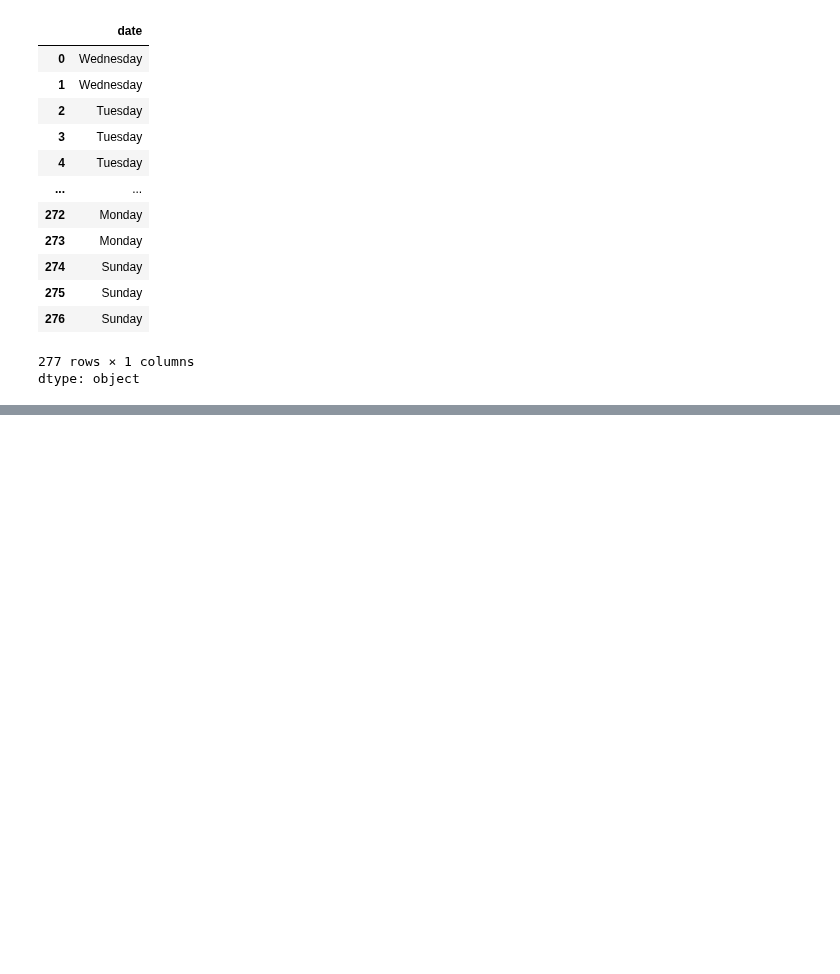
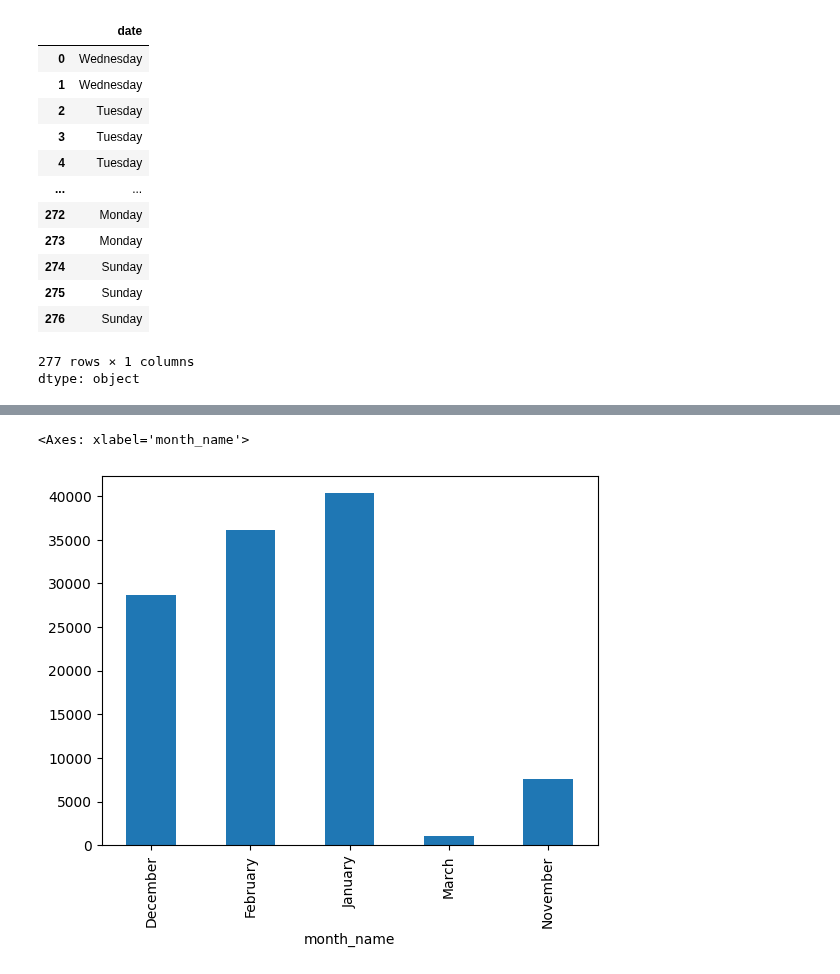
Before and after one commit to GitTanish/lvlPython, a Jupyter notebook: Date_Timeipynb.ipynb, the cells around one changed output, grey strips where cells are left out. Saved outputs shown, nothing was run; the diff lists cells and outputs as text; code cells hidden in the pictures; blank space fills up the shorter version.

```diff
--- a/Date_Timeipynb.ipynb
+++ b/Date_Timeipynb.ipynb
@@ -334 +379,6 @@ dtype: object
+# %%
+df.groupby('month_name')['INR'].sum().plot(kind='bar')
+# %% [output]
+<Axes: xlabel='month_name'>
+[figure, added]
 # %%
```
Also changed, not shown: parts of 7 cells of this notebook.
